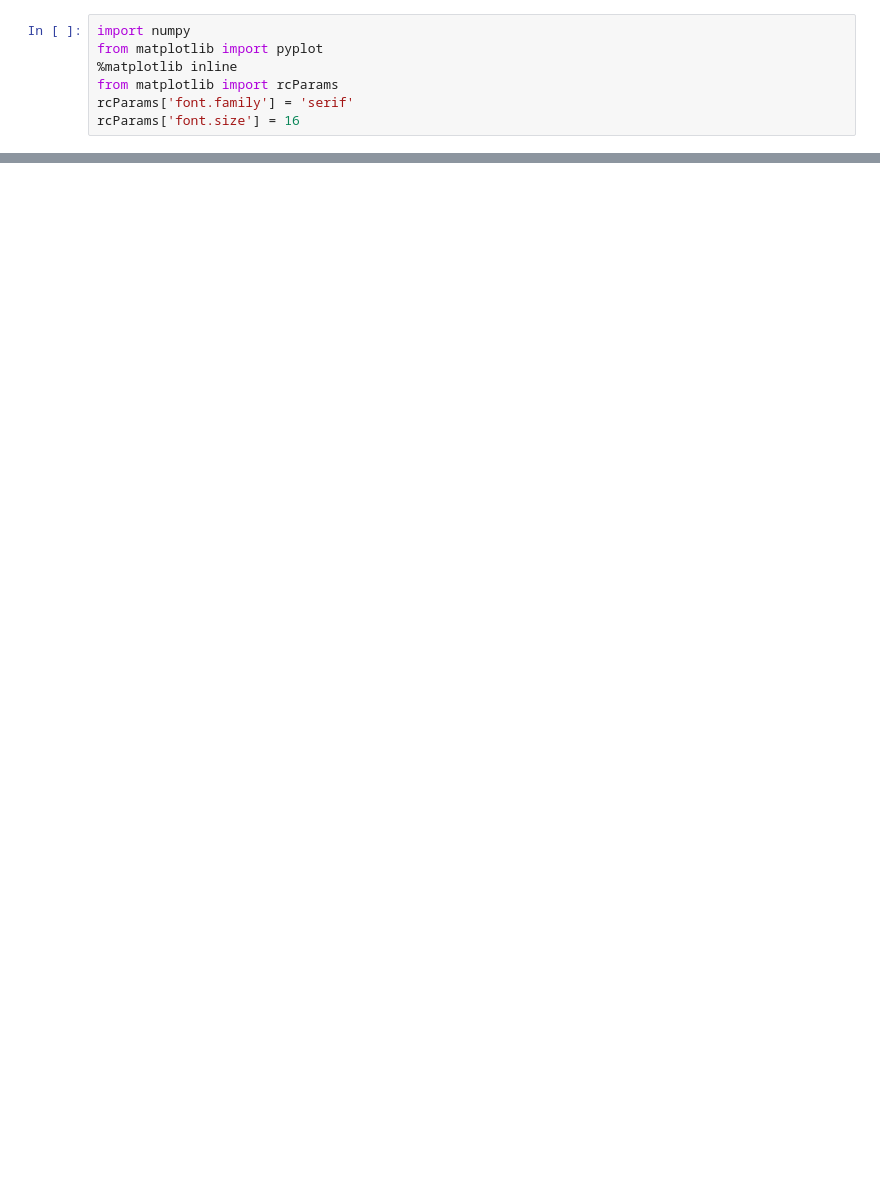
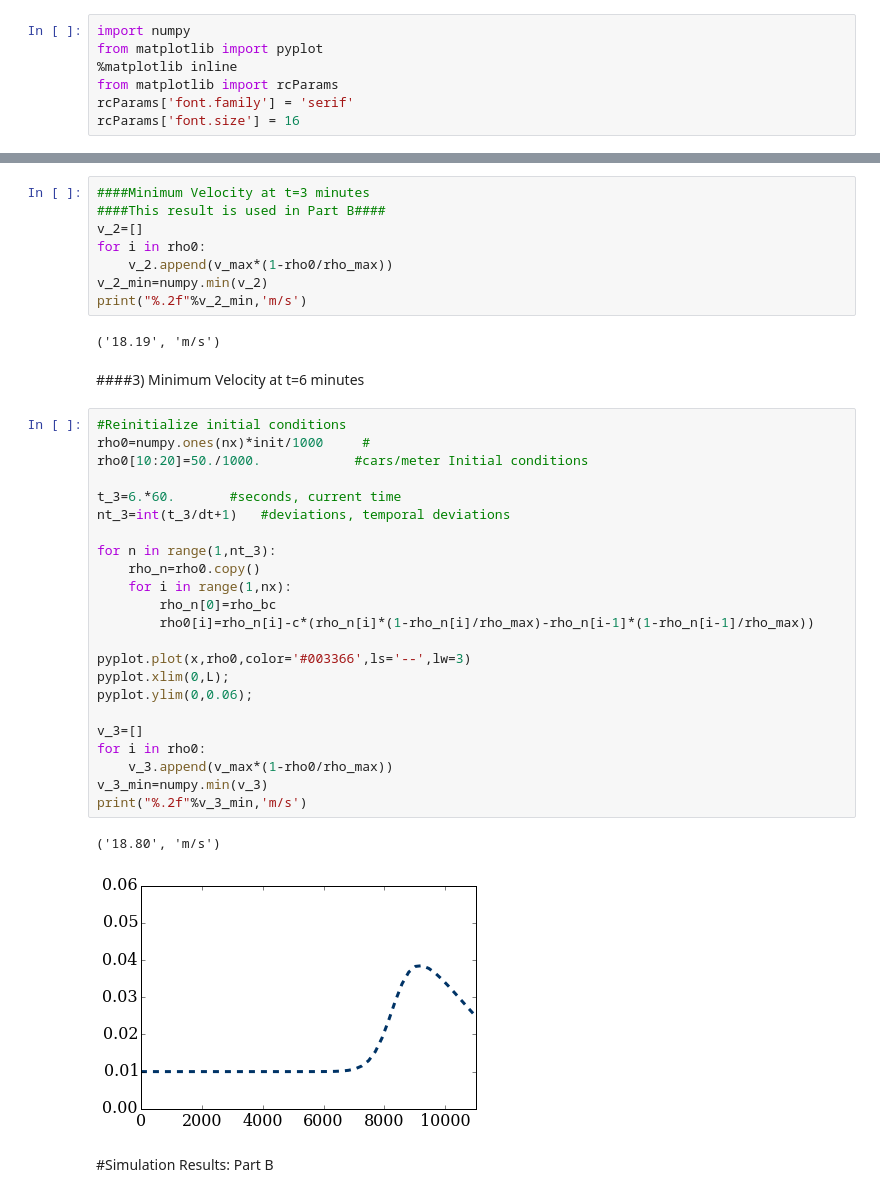
Before and after one commit to nbatista0630/batista--numerical-mooc, a Jupyter notebook: my_work/module_02_spacetime/Traffic_Flow.ipynb, the cells around one changed output, grey strips where cells are left out. Drawn from its saved outputs; the diff is of its cells as text; blank space fills up the shorter version.

```diff
--- a/my_work/module_02_spacetime/Traffic_Flow.ipynb
+++ b/my_work/module_02_spacetime/Traffic_Flow.ipynb
@@ -38,0 +80,40 @@ pyplot.ylim(0,2.5);
+# %%
+####Minimum Velocity at t=3 minutes
+####This result is used in Part B####
+v_2=[]
+for i in rho0:
+    v_2.append(v_max*(1-rho0/rho_max))
+v_2_min=numpy.min(v_2)
+print("%.2f"%v_2_min,'m/s')
+# %% [output]
+('18.19', 'm/s')
+# %% [markdown]
+####3) Minimum Velocity at t=6 minutes
+# %%
+#Reinitialize initial conditions
+rho0=numpy.ones(nx)*init/1000     #
+rho0[10:20]=50./1000.            #cars/meter Initial conditions
+
+t_3=6.*60.       #seconds, current time
+nt_3=int(t_3/dt+1)   #deviations, temporal deviations
+
+for n in range(1,nt_3):
+    rho_n=rho0.copy()
+    for i in range(1,nx):
+        rho_n[0]=rho_bc
+        rho0[i]=rho_n[i]-c*(rho_n[i]*(1-rho_n[i]/rho_max)-rho_n[i-1]*(1-rho_n[i-1]/rho_max))
+
+pyplot.plot(x,rho0,color='#003366',ls='--',lw=3)
+pyplot.xlim(0,L);
+pyplot.ylim(0,0.06);
+
+v_3=[]
+for i in rho0:
+    v_3.append(v_max*(1-rho0/rho_max))
+v_3_min=numpy.min(v_3)
+print("%.2f"%v_3_min,'m/s')
+# %% [output]
+('18.80', 'm/s')
+[figure, added]
+# %% [markdown]
+#Simulation Results: Part B
```
Also changed, not shown: parts of 9 cells of this notebook, 1 other file.
